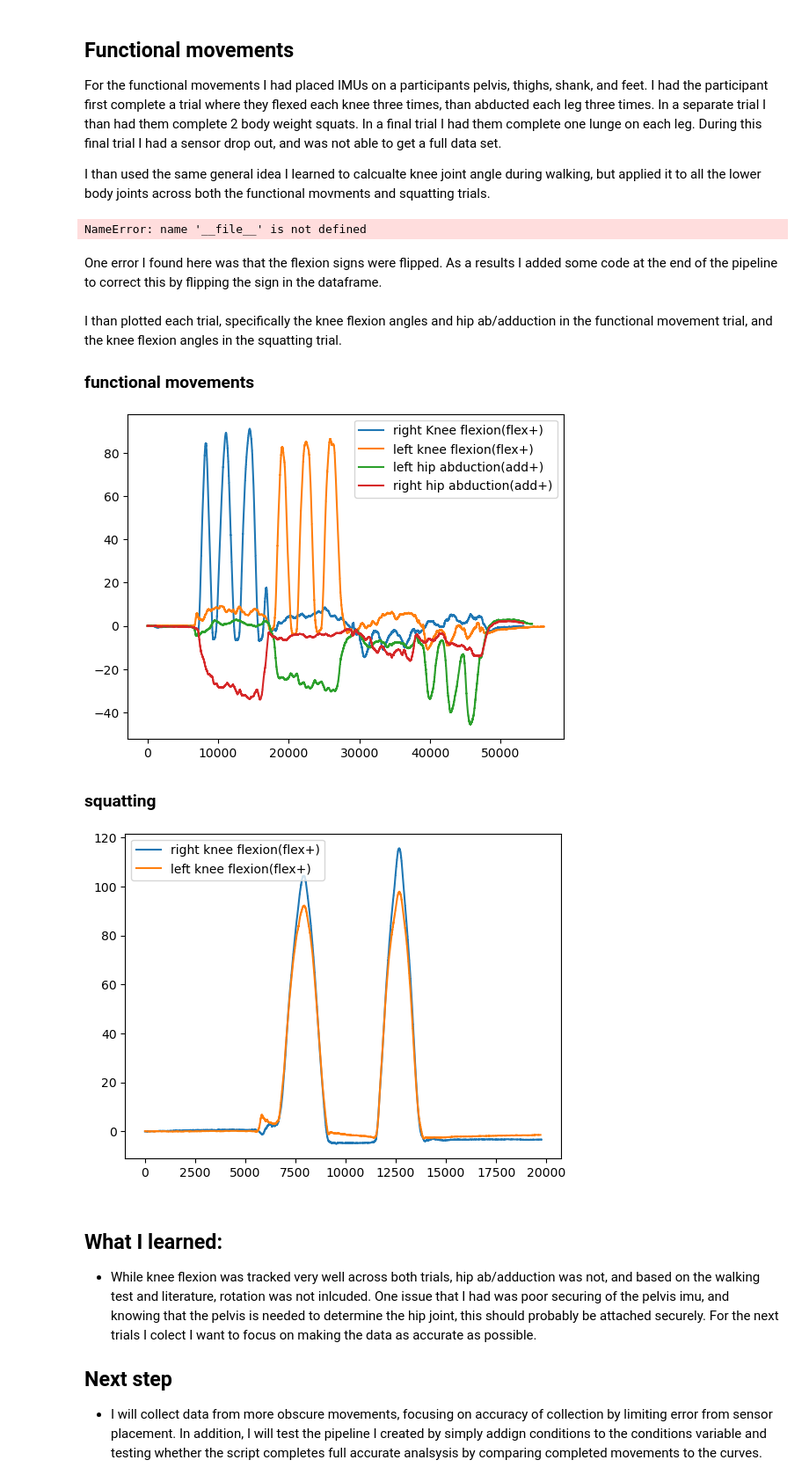
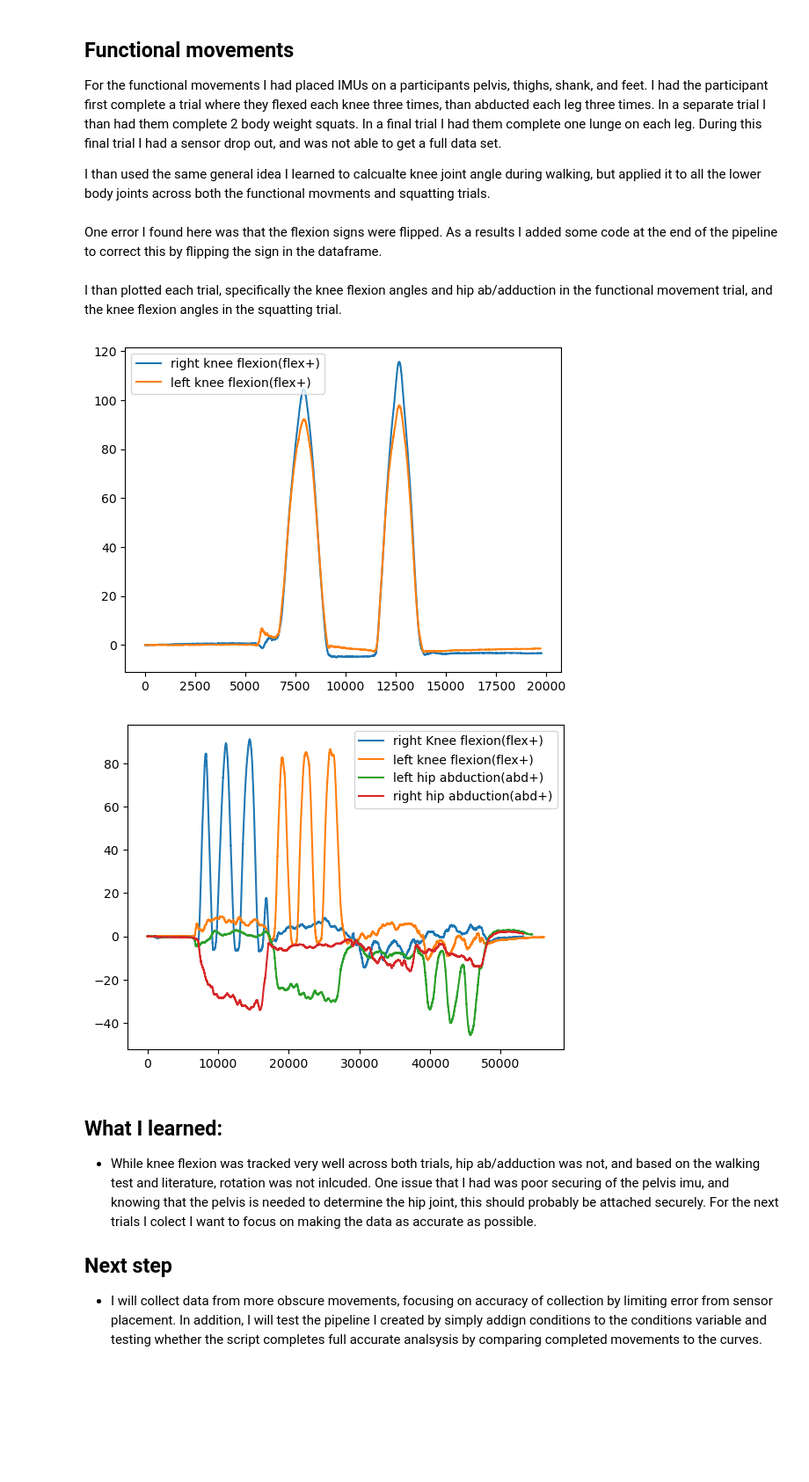
Before and after one commit to aidangehring/7115-IMU-Portfolio, a Jupyter notebook: Assets/IMU_Walking.ipynb, the cells around one changed output. Shown at 88% size. Saved outputs shown, nothing was run; the diff lists cells and outputs as text; code cells hidden in the pictures; blank space fills up the shorter version.

```diff
--- a/Assets/IMU_Walking.ipynb
+++ b/Assets/IMU_Walking.ipynb
@@ -101,11 +97,11 @@ multiple joints, and feel I am ready to move onto more full body movements.
 For the functional movements I had placed IMUs on a participants pelvis, thighs, shank, and feet. I had the participant first complete a trial where they flexed each knee three times, than abducted each leg three times. In a separate trial I than had them complete 2 body weight squats. In a final trial I had them complete one lunge on each leg. During this final trial I had a sensor drop out, and was not able to get a full data set.
 
 I than used the same general idea I learned to calcualte knee joint angle during walking, but applied it to all the lower body joints across both the functional movments and squatting trials.
-# %%
 # %%
 
-root_dir= Path(__file__).resolve().parent
-data_dir= root_dir/'Assets'
+
+os.chdir(Path(__file__).resolve().parent if '__file__' in dir() else Path(r'C:\GitHub\7115Portfolio\7115Portfolio'))
+data_dir = Path('Assets')
 
 
 
@@ -120,7 +116,7 @@ def load_data():
         elif len(parts)==3:
             condition, side, joint= parts [0],parts[1], parts[2]
         else:
-            print(f"Skipping unexpected filename: {file.name}")
+            #print(f"Skipping unexpected filename: {file.name}") #* Fail check, commented out
             continue
 
 
@@ -185,20 +181,31 @@ for condition in conditions:
                 trials, condition, proximal, distal
                 )
         except KeyError:
-            print(f"missing data for {condition}-{joint_name},skipping")
+            #print(f"missing data for {condition}-{joint_name},skipping") #* Fail Check, commented out
+            continue
-# %% [output]
-NameError: name '__file__' is not defined
 # %% [markdown]
 One error I found here was that the flexion signs were flipped. As a results I added some code at the end of the pipeline to correct this by flipping the sign in the dataframe.
 # %%
 results['functional']['right_knee'][:,2] *= -1
 results['squat']['right_knee'][:,2] *= -1
-# %% [markdown]
-I than plotted each trial, specifically the knee flexion angles and hip ab/adduction in the functional movement trial, and the knee flexion angles in the squatting trial.
-### functional movements
-![image.png](attachment:image.png)
-### squatting
-![image-2.png](attachment:image-2.png)
+# %% [markdown]
+I than plotted each trial, specifically the knee flexion angles and hip ab/adduction in the functional movement trial, and the knee flexion angles in the squatting trial.
+# %%
+plt.plot(results['squat']['right_knee'][:,2], label='right knee flexion(flex+)')
+plt.plot(results['squat']['left_knee'][:,2],label= 'left knee flexion(flex+)')
+plt.legend()
+plt.show()
+plt.close()
+plt.plot(results['functional']['right_knee'][:,2], label='right Knee flexion(flex+)')
+plt.plot(results['functional']['left_knee'][:,2], label= 'left knee flexion(flex+)')
+plt.plot(results['functional']['left_hip'][:,1], label='left hip abduction(abd+)')
+plt.plot(results['functional']['right_hip'][:,1],label='right hip abduction(abd+)')
+plt.legend()
+plt.show()
+plt.close()
+# %% [output]
+[figure, added]
+[figure, added]
 # %% [markdown]
 ## What I learned:
 - While knee flexion was tracked very well across both trials, hip ab/adduction was not, and based on the walking test and literature,
```
Also changed, not shown: parts of 1 cell of this notebook.
